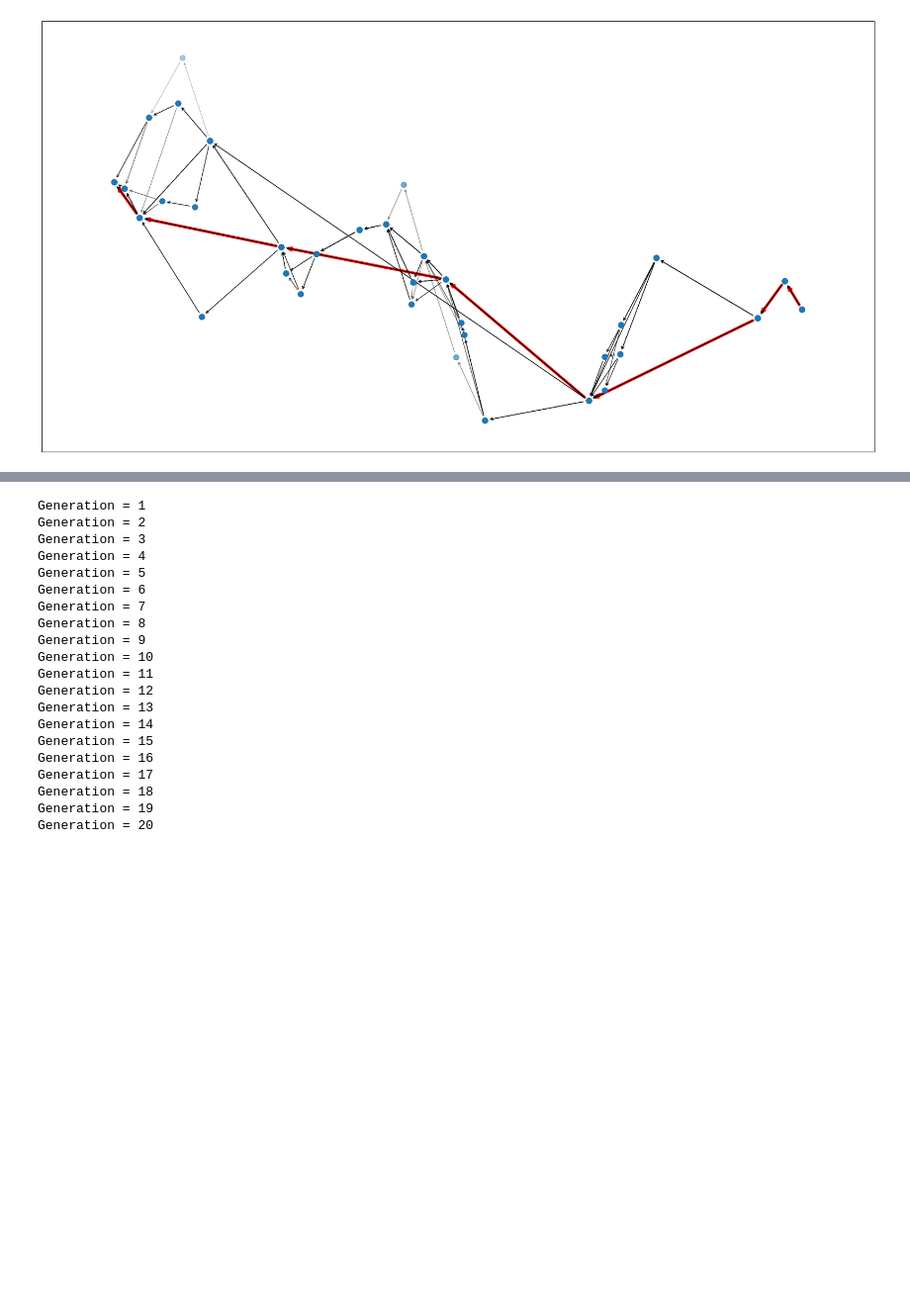
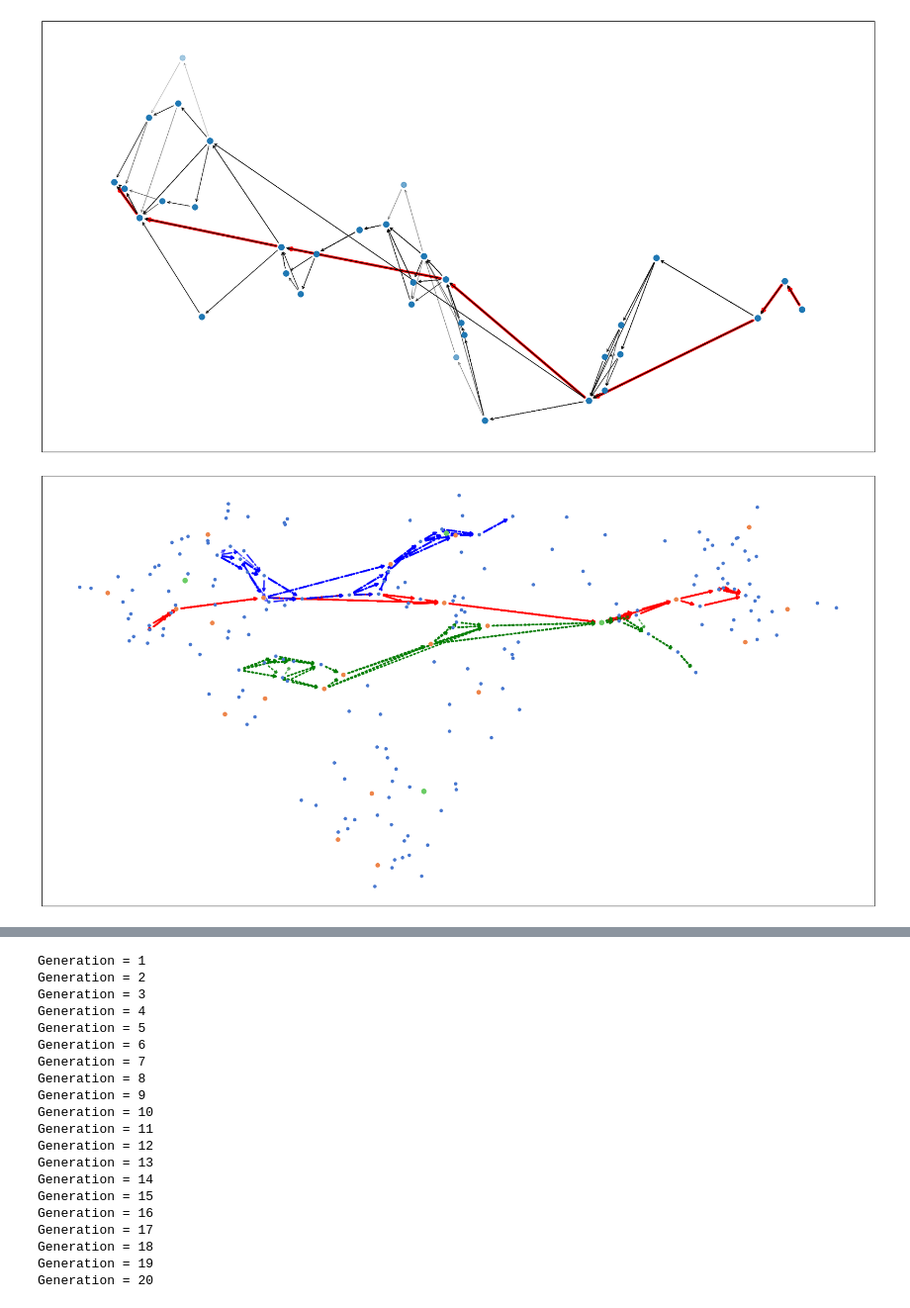
Before and after one commit to roknyazev/dp_final, a Jupyter notebook: genetic.ipynb, the cells around one changed output, grey strips where cells are left out. Shown at 99% size. Saved outputs shown, nothing was run; the diff lists cells and outputs as text; code cells hidden in the pictures; blank space fills up the shorter version.

```diff
--- a/genetic.ipynb
+++ b/genetic.ipynb
@@ -87,3 +89,26 @@ def calc_genetic_paths(orders_to_calc):
     _used_edges = list(chain(*[u.edges_from_path(x) for x in _paths]))
     _used_edges_payload = Counter(_used_edges)
     return orders_to_calc, _paths, _used_edges_payload
+# %%
+plt.figure(1)
+paths = u.k_shortest(G, *(30, 141), 150, 'dist')
+u.draw_graph(G, ['nodes'])
+for path in paths:
+    nx.draw_networkx_edges(G, pos=nx.get_node_attributes(G, 'pos'), edgelist=u.edges_from_path(path), alpha=0.6,
+                           arrows=True, style='-', arrowstyle='->', width=2.5, edge_color='red')
+
+
+paths = u.k_shortest(G, *(171, 172), 150, 'dist')
+u.draw_graph(G, ['nodes'])
+for path in paths:
+    nx.draw_networkx_edges(G, pos=nx.get_node_attributes(G, 'pos'), edgelist=u.edges_from_path(path), alpha=0.6,
+                           arrows=True, style=':', arrowstyle='->', width=2.5, edge_color='green')
+
+
+paths = u.k_shortest(G, *(107, 206), 150, 'dist')
+u.draw_graph(G, ['nodes'])
+for path in paths:
+    nx.draw_networkx_edges(G, pos=nx.get_node_attributes(G, 'pos'), edgelist=u.edges_from_path(path), alpha=0.6,
+                           arrows=True, style='-.', arrowstyle='->', width=2.5, edge_color='blue')
+# %% [output]
+[figure, added]
```
Also changed, not shown: parts of 2 cells of this notebook, 5 other files.
